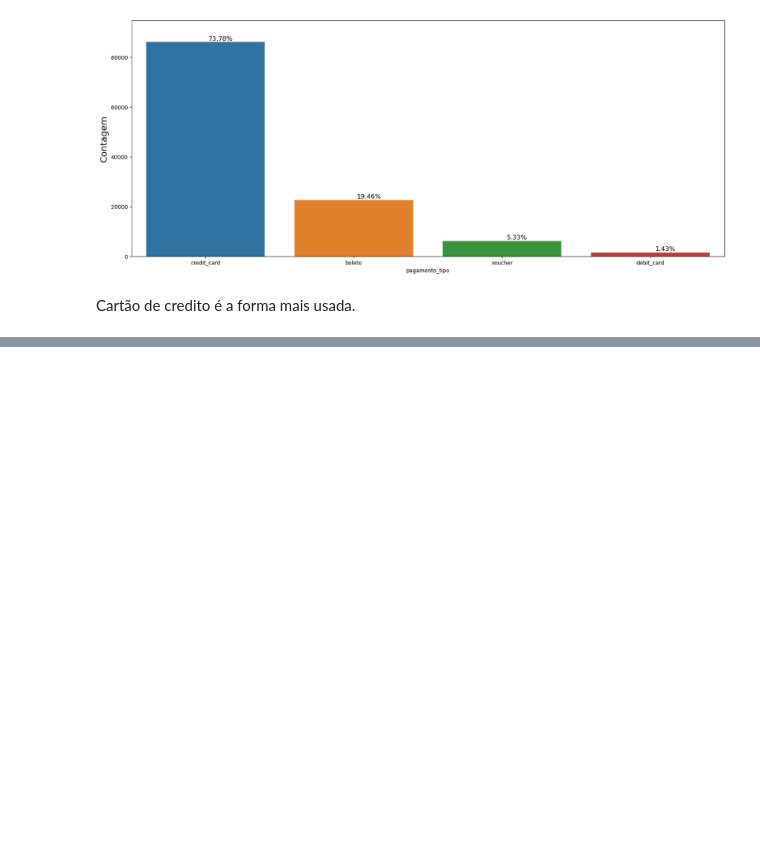
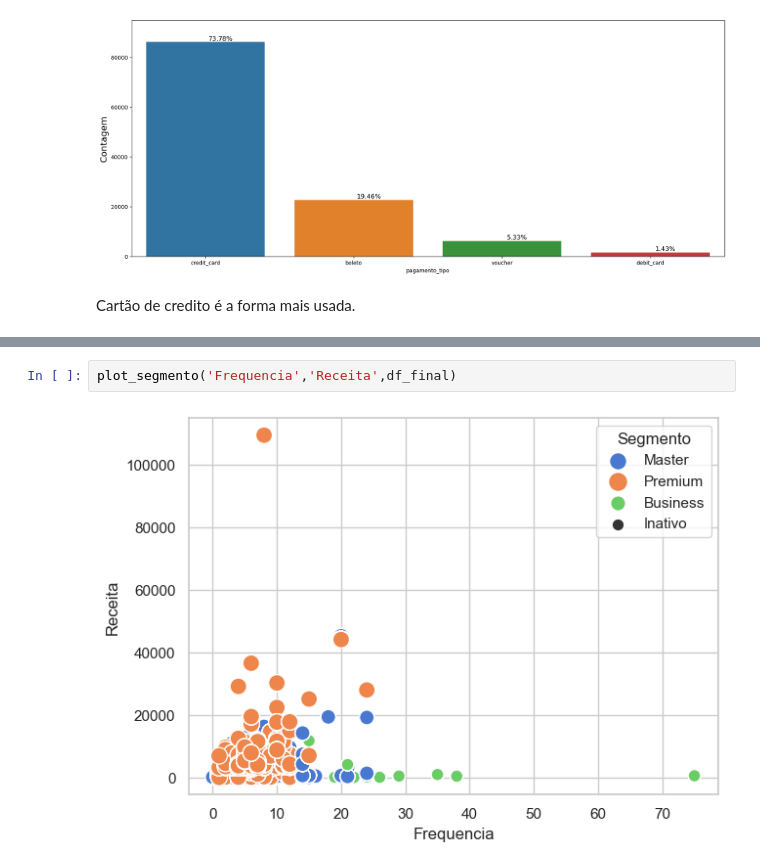
Before and after one commit to leoalvessantana/Project-DataScience-Customer-Segmentation, a Jupyter notebook: Notebook.ipynb, the cells around one changed output, grey strips where cells are left out. Saved outputs shown, nothing was run; the diff lists cells and outputs as text; blank space fills up the shorter version.

```diff
--- a/Notebook.ipynb
+++ b/Notebook.ipynb
@@ -137,0 +461,4 @@ Cartão de credito é a forma mais usada.
+# %%
+plot_segmento('Frequencia','Receita',df_final)
+# %% [output]
+[figure, added]
```
Also changed, not shown: parts of 45 cells of this notebook, 1 other file.
